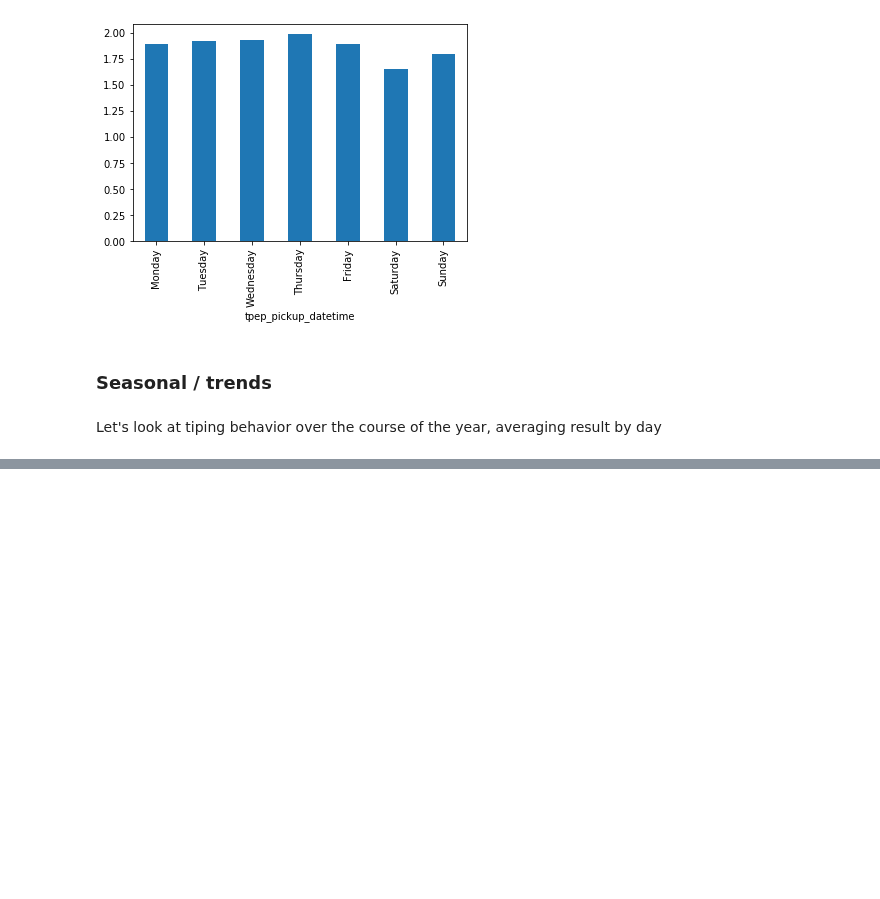
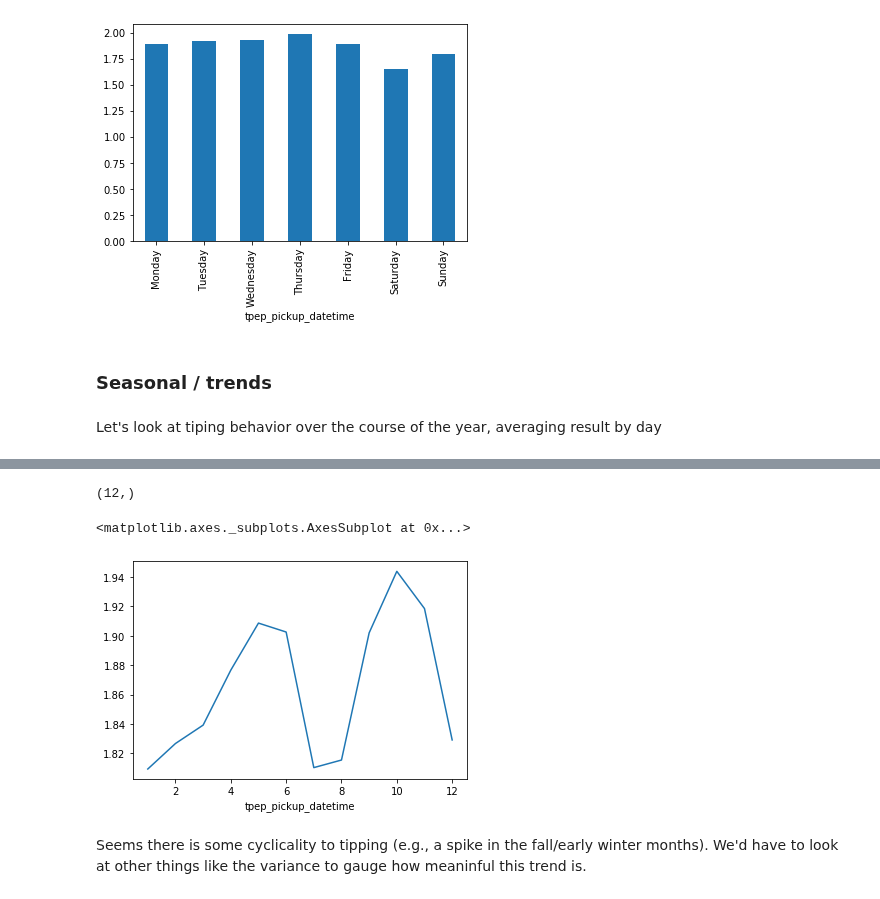
Before and after one commit to justinwhatley/interpretability_experiment, a Jupyter notebook: data_exploration.ipynb, the cells around one changed output, grey strips where cells are left out. Saved outputs shown, nothing was run; the diff lists cells and outputs as text; code cells hidden in the pictures; blank space fills up the shorter version.

```diff
--- a/data_exploration.ipynb
+++ b/data_exploration.ipynb
@@ -198,0 +195,9 @@ get_mean_val_by_interval(ddf_temp, time_column, val_column, time_interval = '1M'
+# %%
+print(monthly_mean_tips.shape)
+monthly_mean_tips.plot()
+# %% [output]
+(12,)
+<matplotlib.axes._subplots.AxesSubplot at 0x...>
+[figure, added]
+# %% [markdown]
+Seems there is some cyclicality to tipping (e.g., a spike in the fall/early winter months). We'd have to look at other things like the variance to gauge how meaninful this trend is.
```
Also changed, not shown: parts of 22 cells of this notebook, 1 other file.
